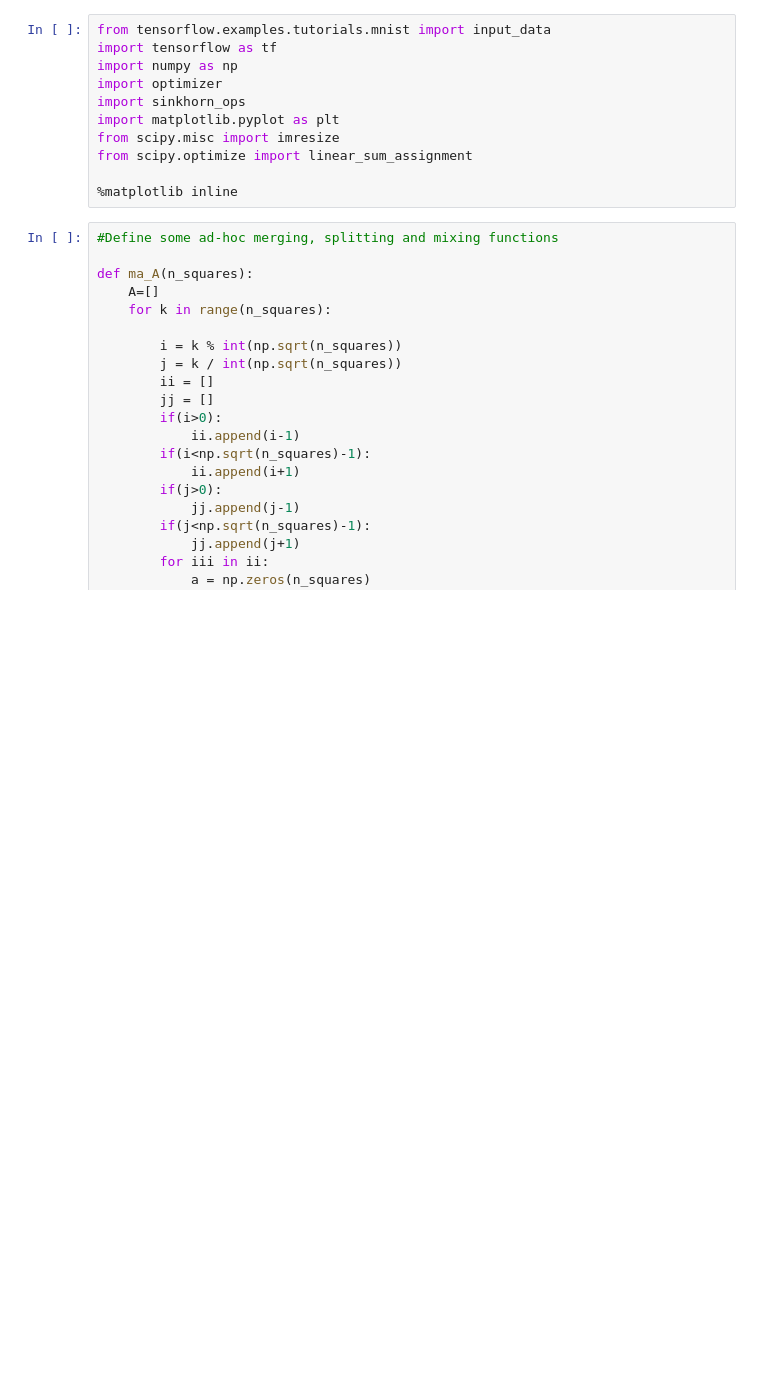
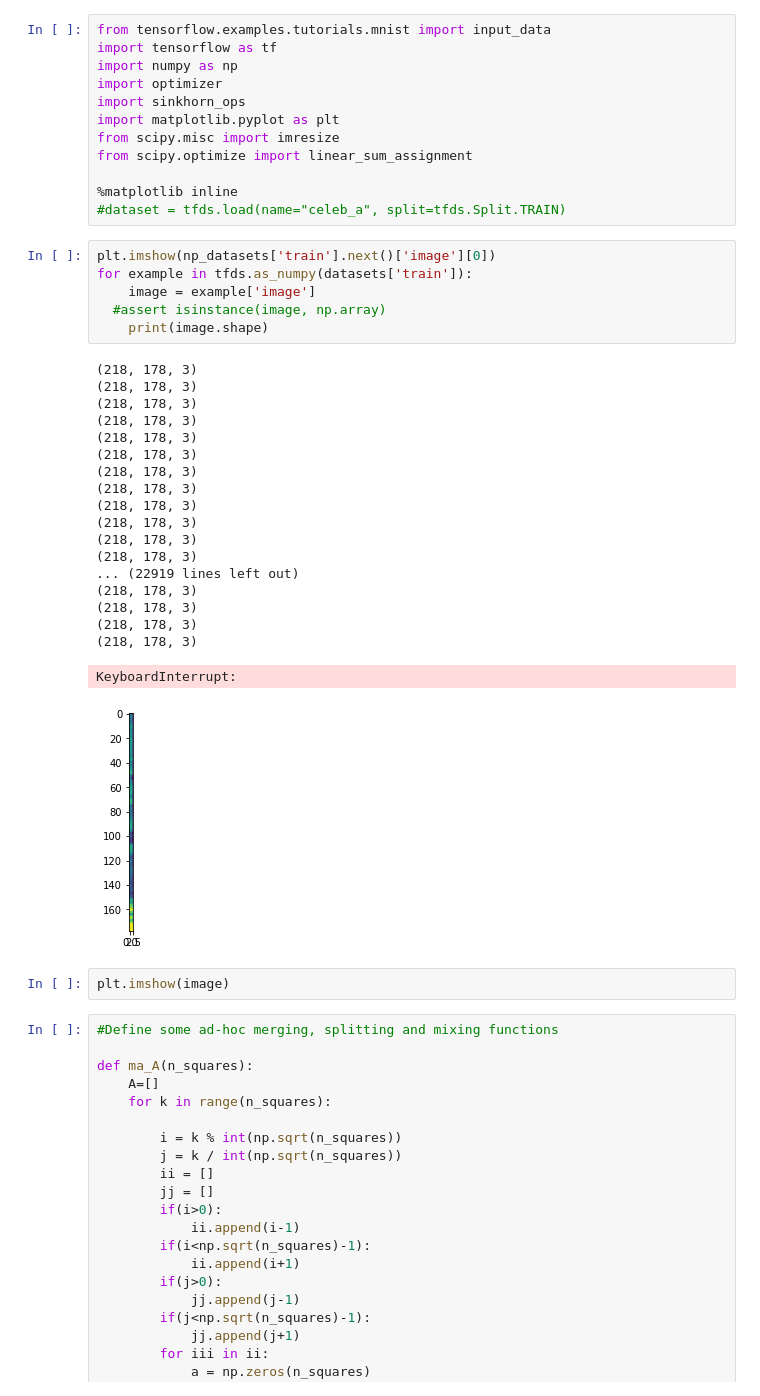
Before and after one commit to gomena/sinkhorn_networks, a Jupyter notebook: Sinkhorn_network_jigsaw-Copy1.ipynb, the cells around one changed output. Drawn from its saved outputs; the diff is of its cells as text; blank space fills up the shorter version.

```diff
--- a/Sinkhorn_network_jigsaw-Copy1.ipynb
+++ b/Sinkhorn_network_jigsaw-Copy1.ipynb
@@ -9,6 +9,35 @@ from scipy.misc import imresize
 from scipy.optimize import linear_sum_assignment
 
 %matplotlib inline
+#dataset = tfds.load(name="celeb_a", split=tfds.Split.TRAIN)
+# %%
+plt.imshow(np_datasets['train'].next()['image'][0])
+for example in tfds.as_numpy(datasets['train']):
+    image = example['image']
+  #assert isinstance(image, np.array)
+    print(image.shape)
+# %% [output]
+(218, 178, 3)
+(218, 178, 3)
+(218, 178, 3)
+(218, 178, 3)
+(218, 178, 3)
+(218, 178, 3)
+(218, 178, 3)
+(218, 178, 3)
+(218, 178, 3)
+(218, 178, 3)
+(218, 178, 3)
+(218, 178, 3)
+... (22919 lines left out)
+(218, 178, 3)
+(218, 178, 3)
+(218, 178, 3)
+(218, 178, 3)
+KeyboardInterrupt:
+[figure, added]
+# %%
+plt.imshow(image)
 # %%
 #Define some ad-hoc merging, splitting and mixing functions
 
```
Also changed, not shown: parts of 9 cells of this notebook, 53 other files.
